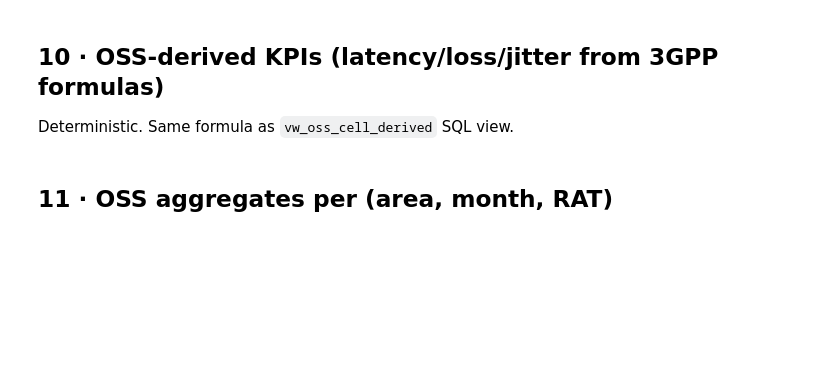
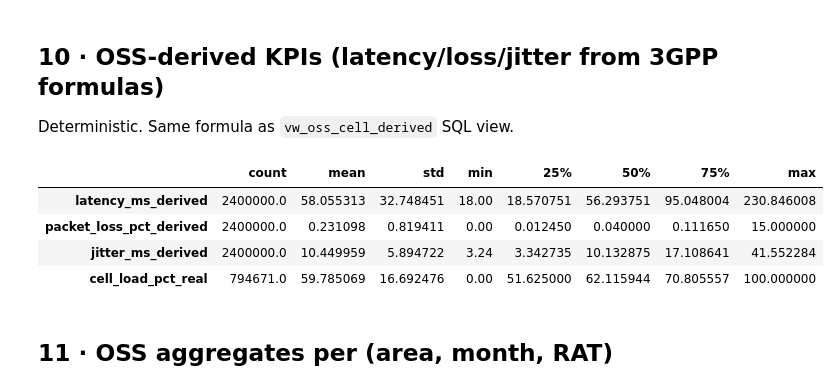
Before and after one commit to souhayl1g/telecom-cloud-intelligence, a Jupyter notebook: notebooks/01_etl_feature_engineering.ipynb, the cells around one changed output. Drawn from its saved outputs; the diff is of its cells as text; code cells hidden in the pictures; blank space fills up the shorter version.

```diff
--- a/notebooks/01_etl_feature_engineering.ipynb
+++ b/notebooks/01_etl_feature_engineering.ipynb
@@ -360,16 +551,42 @@ for c in ['data_intensity','traffic_share_4g','attach_gap','is_4g_capable','usim
 
 Deterministic. Same formula as `vw_oss_cell_derived` SQL view.
 # %%
-base = df_oss['rat_type'].map({'4G':18.0,'3G':55.0,'2G':95.0}).fillna(30.0)
-integ = df_oss['integrity'].fillna(100.0)
-cdr = df_oss['call_drop_rate'].fillna(0.0)
-df_oss['latency_ms_derived'] = (base + 0.6*(100-integ).clip(lower=0) + 4.5*cdr).clip(lower=0)
-df_oss['packet_loss_pct_derived'] = (0.5*cdr + 0.08*(100-integ).clip(lower=0)).clip(0,15)
-df_oss['jitter_ms_derived'] = 0.18 * df_oss['latency_ms_derived']
+# --- OSS-derived KPIs (latency/loss/jitter from 3GPP-style formulas) ---
+# FIX: after `shrink()`, `rat_type` is categorical dtype. `.map().fillna(30.0)` then errors
+# with "Cannot setitem on a Categorical with a new category" because 30.0 isn't a category.
+# Cast to str before mapping; explicit float32 keeps RAM low.
+# Same defensive `pd.to_numeric` on integrity / cdr / active_users so this cell survives
+# any upstream dtype shift (parquet round-trip, shrink, future `_normalize` tweaks).
+
+rat_str = df_oss['rat_type'].astype(str)
+base    = rat_str.map({'4G': 18.0, '3G': 55.0, '2G': 95.0}).fillna(30.0).astype('float32')
+
+integ   = pd.to_numeric(df_oss['integrity'],      errors='coerce').fillna(100.0).astype('float32')
+cdr     = pd.to_numeric(df_oss['call_drop_rate'], errors='coerce').fillna(0.0).astype('float32')
+ua      = pd.to_numeric(df_oss['active_users'],     errors='coerce')
+um      = pd.to_numeric(df_oss['active_users_max'], errors='coerce')
+
+# 3GPP-style derivations (deterministic; mirror `vw_oss_cell_derived` SQL view)
+deficit = (100.0 - integ).clip(lower=0)
+df_oss['latency_ms_derived']      = (base + 0.6 * deficit + 4.5 * cdr).clip(lower=0).astype('float32')
+df_oss['packet_loss_pct_derived'] = (0.5 * cdr + 0.08 * deficit).clip(0, 15).astype('float32')
+df_oss['jitter_ms_derived']       = (0.18 * df_oss['latency_ms_derived']).astype('float32')
+
+# 4G-only cell load (active_users / active_users_max × 100)
+mask_4g = (rat_str == '4G') & ua.notna() & um.notna() & (um > 0)
 df_oss['cell_load_pct_real'] = np.where(
-    (df_oss['rat_type']=='4G') & df_oss['active_users'].notna() & df_oss['active_users_max'].notna() & (df_oss['active_users_max']>0),
-    (df_oss['active_users'] / df_oss['active_users_max'] * 100).clip(0,100), np.nan)
+    mask_4g,
+    (ua / um.replace(0, np.nan) * 100).clip(0, 100),
+    np.nan,
+).astype('float32')
+
 display(df_oss[['latency_ms_derived','packet_loss_pct_derived','jitter_ms_derived','cell_load_pct_real']].describe().T)
+# %% [output]
+|  | count | mean | std | min | 25% | 50% | 75% | max |
+| latency_ms_derived | 2400000.0 | 58.055313 | 32.748451 | 18.00 | 18.570751 | 56.293751 | 95.048004 | 230.846008 |
+| packet_loss_pct_derived | 2400000.0 | 0.231098 | 0.819411 | 0.00 | 0.012450 | 0.040000 | 0.111650 | 15.000000 |
+| jitter_ms_derived | 2400000.0 | 10.449959 | 5.894722 | 3.24 | 3.342735 | 10.132875 | 17.108641 | 41.552284 |
+| cell_load_pct_real | 794671.0 | 59.785069 | 16.692476 | 0.00 | 51.625000 | 62.115944 | 70.805557 | 100.000000 |
 # %% [markdown]
 ## 11 · OSS aggregates per (area, month, RAT)
 # %%
```
Also changed, not shown: parts of 15 cells of this notebook, 1 other file.
